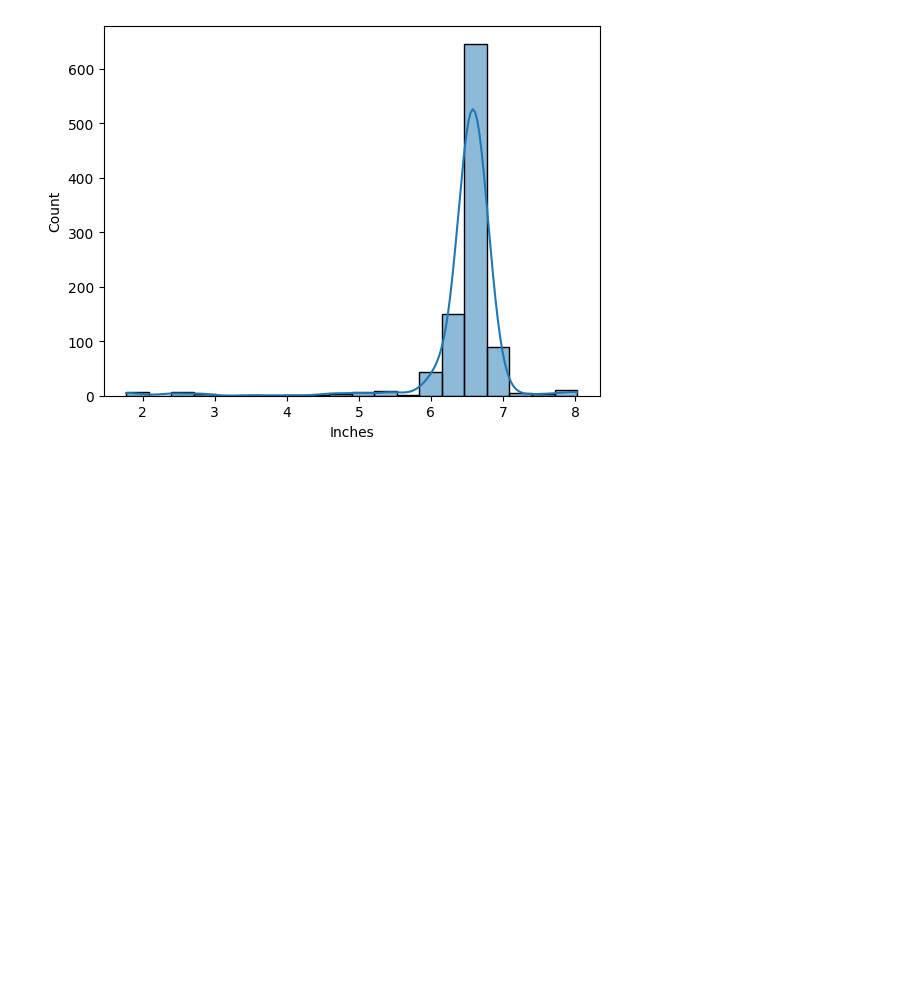
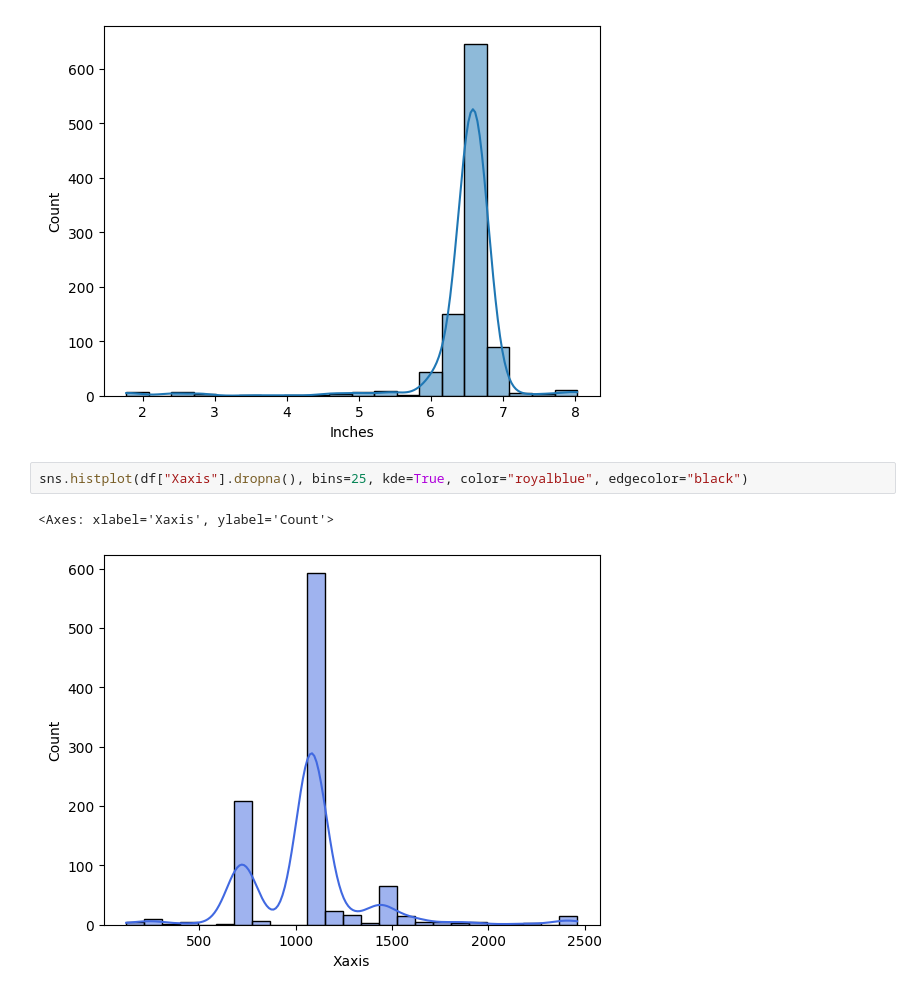
Before and after one commit to SachinrSuryawanshi/Smartphone-Price-Prediction-Project, a Jupyter notebook: notebooks/03_eda.ipynb, the cells around one changed output. Saved outputs shown, nothing was run; the diff lists cells and outputs as text; blank space fills up the shorter version.

```diff
--- a/notebooks/03_eda.ipynb
+++ b/notebooks/03_eda.ipynb
@@ -240,3 +271,8 @@ sns.histplot(df["Inches"].dropna(), kde=True, bins=20)
 # %% [output]
 <Axes: xlabel='Inches', ylabel='Count'>
 [figure]
+# %%
+sns.histplot(df["Xaxis"].dropna(), bins=25, kde=True, color="royalblue", edgecolor="black")
+# %% [output]
+<Axes: xlabel='Xaxis', ylabel='Count'>
+[figure, added]
```
Also changed, not shown: parts of 11 cells of this notebook, 1 other file.
